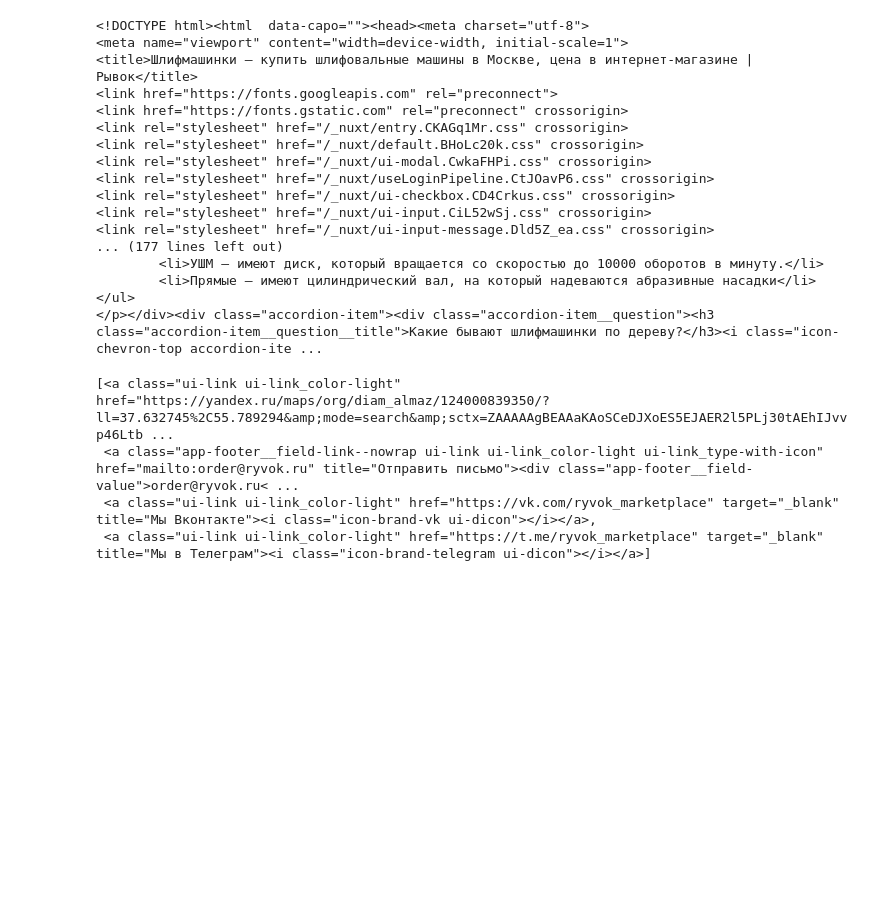
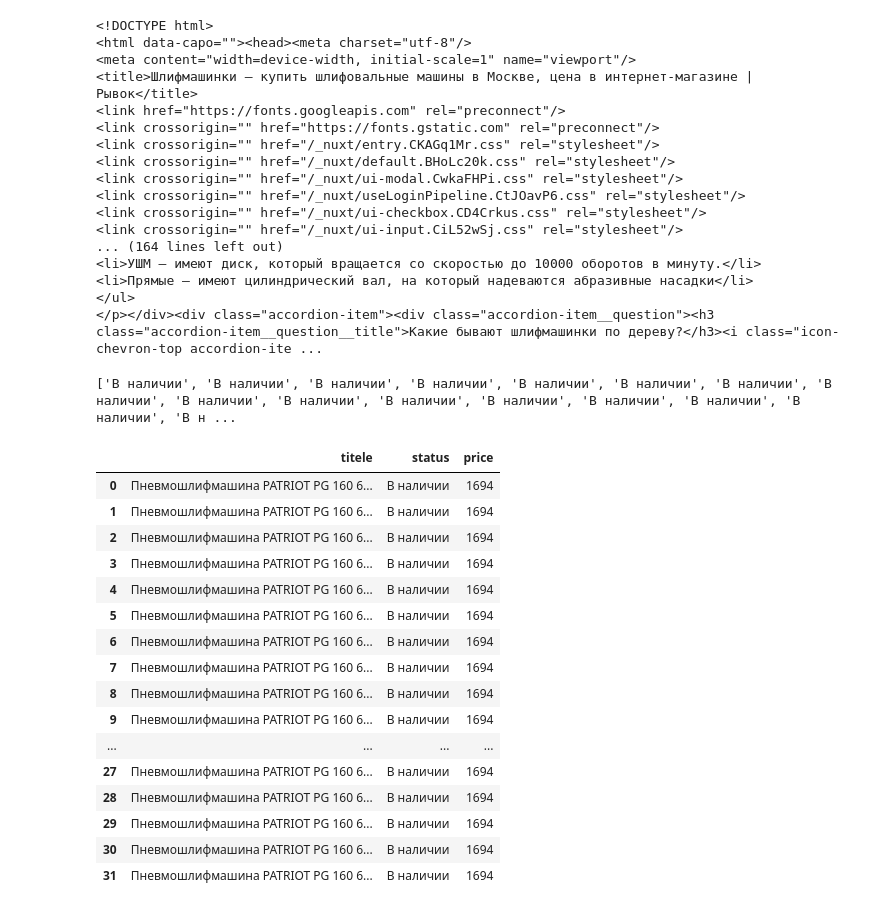
Before and after one commit to SashaVeremchuk/static-price-parser, a Jupyter notebook: parser.ipynb, the cells around one changed output. Saved outputs shown, nothing was run; the diff lists cells and outputs as text; code cells hidden in the pictures; blank space fills up the shorter version.

```diff
--- a/parser.ipynb
+++ b/parser.ipynb
@@ -6,29 +9,58 @@ res = requests.get('https://ryvok.ru/instrumenty/shlifmashiny/')
 # %%
 soup = BeautifulSoup(res.text, 'html')
-print(res.text)
+soup
 # %% [output]
-<!DOCTYPE html><html  data-capo=""><head><meta charset="utf-8">
-<meta name="viewport" content="width=device-width, initial-scale=1">
+<!DOCTYPE html>
+<html data-capo=""><head><meta charset="utf-8"/>
+<meta content="width=device-width, initial-scale=1" name="viewport"/>
 <title>Шлифмашинки — купить шлифовальные машины в Москве, цена в интернет-магазине | Рывок</title>
-<link href="https://fonts.googleapis.com" rel="preconnect">
-<link href="https://fonts.gstatic.com" rel="preconnect" crossorigin>
-<link rel="stylesheet" href="/_nuxt/entry.CKAGq1Mr.css" crossorigin>
-<link rel="stylesheet" href="/_nuxt/default.BHoLc20k.css" crossorigin>
-<link rel="stylesheet" href="/_nuxt/ui-modal.CwkaFHPi.css" crossorigin>
-<link rel="stylesheet" href="/_nuxt/useLoginPipeline.CtJOavP6.css" crossorigin>
-<link rel="stylesheet" href="/_nuxt/ui-checkbox.CD4Crkus.css" crossorigin>
-<link rel="stylesheet" href="/_nuxt/ui-input.CiL52wSj.css" crossorigin>
-<link rel="stylesheet" href="/_nuxt/ui-input-message.Dld5Z_ea.css" crossorigin>
-... (177 lines left out)
-        <li>УШМ — имеют диск, который вращается со скоростью до 10000 оборотов в минуту.</li>
-        <li>Прямые — имеют цилиндрический вал, на который надеваются абразивные насадки</li>
+<link href="https://fonts.googleapis.com" rel="preconnect"/>
+<link crossorigin="" href="https://fonts.gstatic.com" rel="preconnect"/>
+<link crossorigin="" href="/_nuxt/entry.CKAGq1Mr.css" rel="stylesheet"/>
+<link crossorigin="" href="/_nuxt/default.BHoLc20k.css" rel="stylesheet"/>
+<link crossorigin="" href="/_nuxt/ui-modal.CwkaFHPi.css" rel="stylesheet"/>
+<link crossorigin="" href="/_nuxt/useLoginPipeline.CtJOavP6.css" rel="stylesheet"/>
+<link crossorigin="" href="/_nuxt/ui-checkbox.CD4Crkus.css" rel="stylesheet"/>
+<link crossorigin="" href="/_nuxt/ui-input.CiL52wSj.css" rel="stylesheet"/>
+... (164 lines left out)
+<li>УШМ — имеют диск, который вращается со скоростью до 10000 оборотов в минуту.</li>
+<li>Прямые — имеют цилиндрический вал, на который надеваются абразивные насадки</li>
 </ul>
 </p></div><div class="accordion-item"><div class="accordion-item__question"><h3 class="accordion-item__question__title">Какие бывают шлифмашинки по дереву?</h3><i class="icon-chevron-top accordion-ite ...
 # %%
-links = soup.find_all('div', class_ = 'app-product-card__title')
-links
+titels = [t.text.strip() for t in soup.find_all('div', class_ = 'app-product-card__title')]
+statuses = [t.text.strip() for t in soup.find_all('div', class_ = 'app-product-card__status')]
+prices = [t.text.strip().replace('\xa0', '').replace(' ₽', '') for t in soup.find_all('div', class_ = 'app-product-card__price')]
 # %% [output]
-[<a class="ui-link ui-link_color-light" href="https://yandex.ru/maps/org/diam_almaz/124000839350/?ll=37.632745%2C55.789294&amp;mode=search&amp;sctx=ZAAAAAgBEAAaKAoSCeDJXoES5EJAER2l5PLj30tAEhIJvvp46Ltb ...
- <a class="app-footer__field-link--nowrap ui-link ui-link_color-light ui-link_type-with-icon" href="mailto:order@ryvok.ru" title="Отправить письмо"><div class="app-footer__field-value">order@ryvok.ru< ...
- <a class="ui-link ui-link_color-light" href="https://vk.com/ryvok_marketplace" target="_blank" title="Мы Вконтакте"><i class="icon-brand-vk ui-dicon"></i></a>,
- <a class="ui-link ui-link_color-light" href="https://t.me/ryvok_marketplace" target="_blank" title="Мы в Телеграм"><i class="icon-brand-telegram ui-dicon"></i></a>]
+['В наличии', 'В наличии', 'В наличии', 'В наличии', 'В наличии', 'В наличии', 'В наличии', 'В наличии', 'В наличии', 'В наличии', 'В наличии', 'В наличии', 'В наличии', 'В наличии', 'В наличии', 'В н ...
+# %%
+elements = soup.find_all('div', class_='app-product-card app-product-card_with-horizontal')
+# %%
+data = []
+for e in elements:
+    data.append({
+        'titele': e.find('div', class_='app-product-card__title').text.strip(),
+        'status': e.find('div', class_='app-product-card__status').text.strip(),
+        'price ': e.find('div', class_='app-product-card__price').text.strip().replace('\xa0', '').replace(' ₽', ''),
+    })
+# %%
+dt = pd.DataFrame(data)
+dt
+# %% [output]
+|  | titele | status | price |
+| 0 | Пневмошлифмашина PATRIOT PG 160 6... | В наличии | 1694 |
+| 1 | Пневмошлифмашина PATRIOT PG 160 6... | В наличии | 1694 |
+| 2 | Пневмошлифмашина PATRIOT PG 160 6... | В наличии | 1694 |
+| 3 | Пневмошлифмашина PATRIOT PG 160 6... | В наличии | 1694 |
+| 4 | Пневмошлифмашина PATRIOT PG 160 6... | В наличии | 1694 |
+| 5 | Пневмошлифмашина PATRIOT PG 160 6... | В наличии | 1694 |
+| 6 | Пневмошлифмашина PATRIOT PG 160 6... | В наличии | 1694 |
+| 7 | Пневмошлифмашина PATRIOT PG 160 6... | В наличии | 1694 |
+| 8 | Пневмошлифмашина PATRIOT PG 160 6... | В наличии | 1694 |
+| 9 | Пневмошлифмашина PATRIOT PG 160 6... | В наличии | 1694 |
+| ... | ... | ... | ... |
+| 27 | Пневмошлифмашина PATRIOT PG 160 6... | В наличии | 1694 |
+| 28 | Пневмошлифмашина PATRIOT PG 160 6... | В наличии | 1694 |
+| 29 | Пневмошлифмашина PATRIOT PG 160 6... | В наличии | 1694 |
+| 30 | Пневмошлифмашина PATRIOT PG 160 6... | В наличии | 1694 |
+| 31 | Пневмошлифмашина PATRIOT PG 160 6... | В наличии | 1694 |
```
Also changed, not shown: parts of 2 cells of this notebook.
